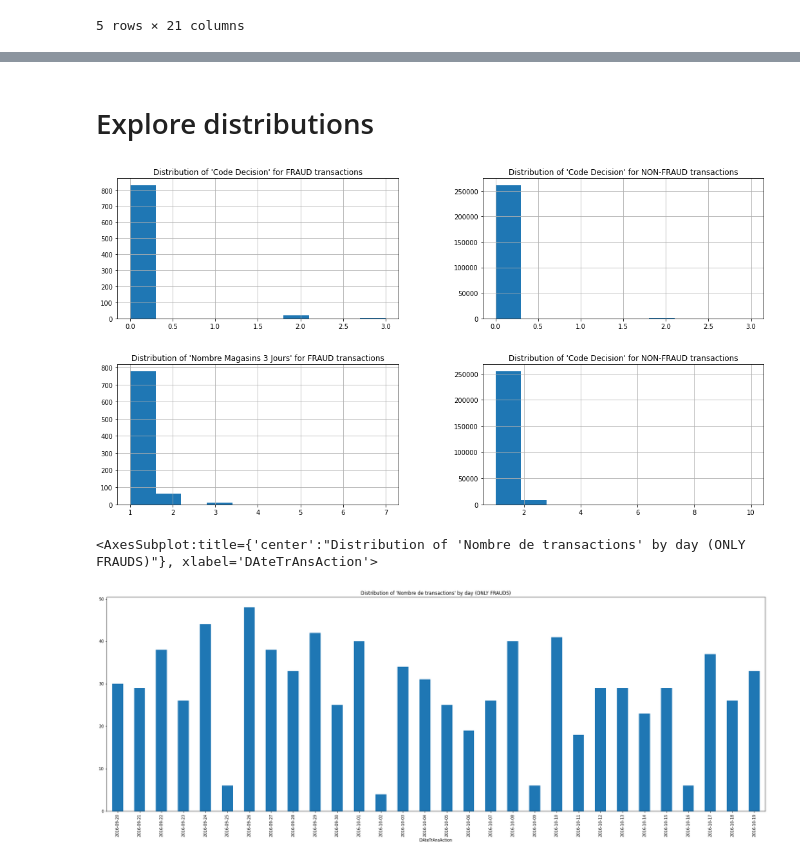
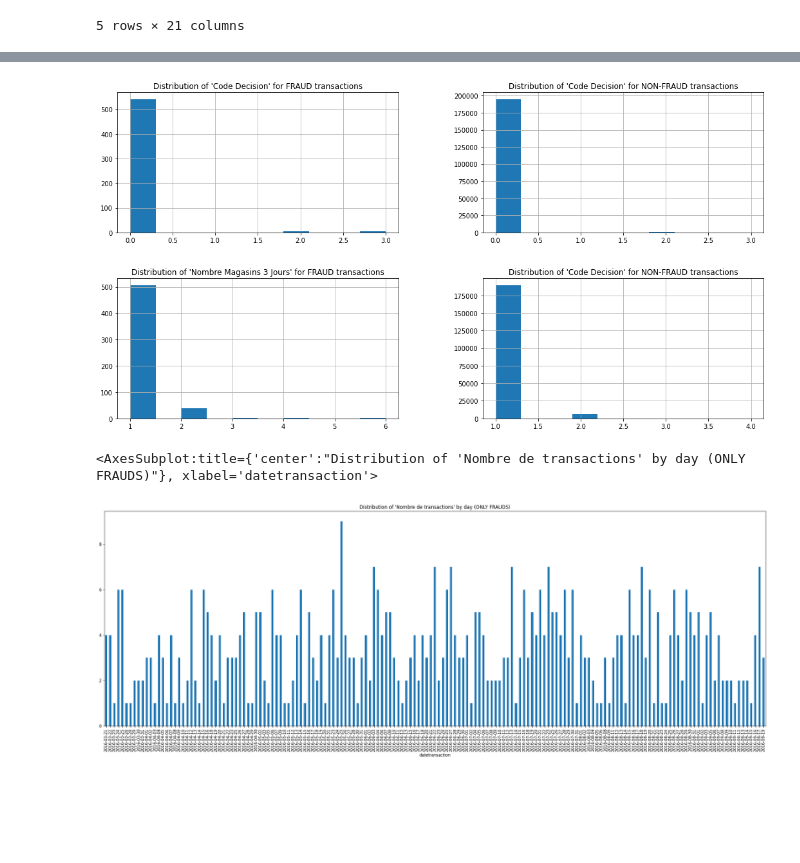
Before and after one commit to juan-kabbali/fraud-detection, a Jupyter notebook: main.ipynb, the cells around one changed output, grey strips where cells are left out. Drawn from its saved outputs; the diff is of its cells as text; code cells hidden in the pictures; blank space fills up the shorter version.

Commit message:
data exploration

```diff
--- a/main.ipynb
+++ b/main.ipynb
@@ -8,16 +8,16 @@ from imblearn.under_sampling import TomekLinks
 # %% [markdown]
 # Data exploration
 # %%
-df = pd.read_csv("data/test.txt", sep=";", decimal=',')
+df = pd.read_csv("data/light_train.csv", sep=";", decimal=',')
 
 print("ROWS:", df.shape[0], "COLUMNS: ", df.shape[1], "\n")
 
 # set the correct typing to columns
-df['MontAnt'] = pd.to_numeric(df['MontAnt'], downcast='float')
-df['DAteTrAnsAction'] = pd.to_datetime(df['DAteTrAnsAction'])
+df['montant'] = pd.to_numeric(df['montant'], downcast='float')
+df['datetransaction'] = pd.to_datetime(df['datetransaction'])
 
 # useless columns
-df.drop(['ZIBZIN', 'IDAvisAutorisAtionCheque'], axis=1, inplace=True)
+df.drop(['zibzin', 'idavisautorisationcheque'], axis=1, inplace=True)
 
 print("DATA TYPING: ")
 print(df.dtypes, "\n")
@@ -85,38 +102,35 @@ FRAUDS 855               REPRESENTS 0.324 %
-# %% [markdown]
-# Explore distributions
 # %%
 # extract in different dicts the fraudulent and non fraudulent samples
-df_frauds = df.loc[df['FlAgImpAye'] == 1]
-df_non_frauds = df.loc[df['FlAgImpAye'] == 0]
+df_frauds = df.loc[df['flagimpaye'] == 1]
+df_non_frauds = df.loc[df['flagimpaye'] == 0]
 # %%
 fig, axs = plt.subplots(1, 2, figsize=(18,4))
 
-df_frauds.hist(column="CodeDecision", ax=axs[0])
+df_frauds.hist(column="codedecision", ax=axs[0])
 axs[0].set_title("Distribution of 'Code Decision' for FRAUD transactions")
 
-df_non_frauds.hist(column="CodeDecision", ax=axs[1])
+df_non_frauds.hist(column="codedecision", ax=axs[1])
 axs[1].set_title("Distribution of 'Code Decision' for NON-FRAUD transactions")
 plt.show()
 # %% [output]
-[figure, old version]
+[figure, new version]
 # %%
 fig, axs = plt.subplots(1, 2, figsize=(18,4))
 
-df_frauds.hist(column="NbrMAgAsin3J", ax=axs[0])
+df_frauds.hist(column="nbrmagasin3j", ax=axs[0])
 axs[0].set_title("Distribution of 'Nombre Magasins 3 Jours' for FRAUD transactions")
 
-df_non_frauds.hist(column="NbrMAgAsin3J", ax=axs[1])
+df_non_frauds.hist(column="nbrmagasin3j", ax=axs[1])
 axs[1].set_title("Distribution of 'Code Decision' for NON-FRAUD transactions")
 plt.show()
 # %% [output]
-[figure, old version]
+[figure, new version]
 # %%
 plt.figure(figsize=(30,10))
-df_frauds['MontAnt'].groupby([df['DAteTrAnsAction'].dt.to_period('D')]).count()\
-    .plot(kind='bar', title="Distribution of 'Nombre de transactions' by day (ONLY FRAUDS)")
+df_frauds['montant'].groupby([df['datetransaction'].dt.to_period('D')]).count().plot(kind='bar', title="Distribution of 'Nombre de transactions' by day (ONLY FRAUDS)")
 # %% [output]
-<AxesSubplot:title={'center':"Distribution of 'Nombre de transactions' by day (ONLY FRAUDS)"}, xlabel='DAteTrAnsAction'>
+<AxesSubplot:title={'center':"Distribution of 'Nombre de transactions' by day (ONLY FRAUDS)"}, xlabel='datetransaction'>
-[figure, old version]
+[figure, new version]
 # %%
 plt.figure(figsize=(20,10))
 heatmap = sns.heatmap(df.corr(), annot=True, cbar=True, cmap=plt.cm.Reds)
```
Also changed, not shown: parts of 13 cells of this notebook.
